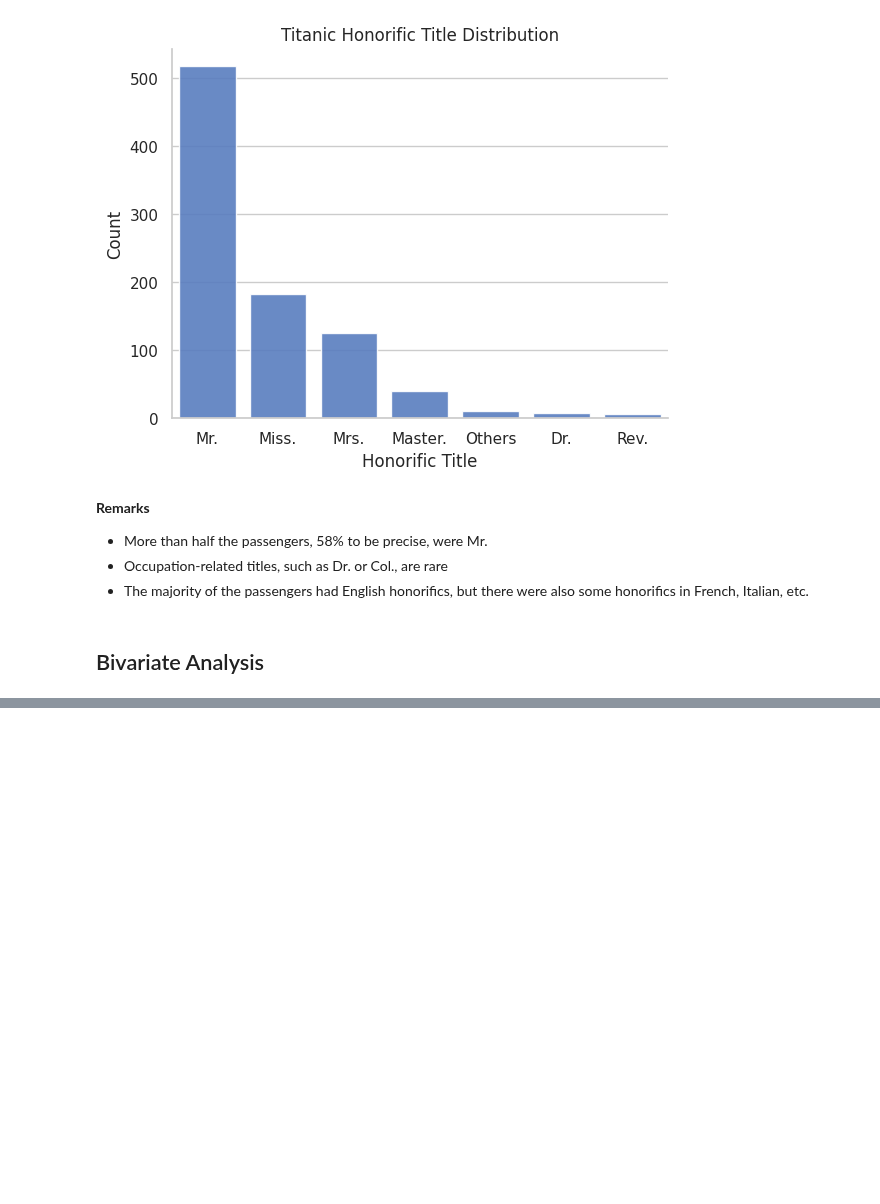
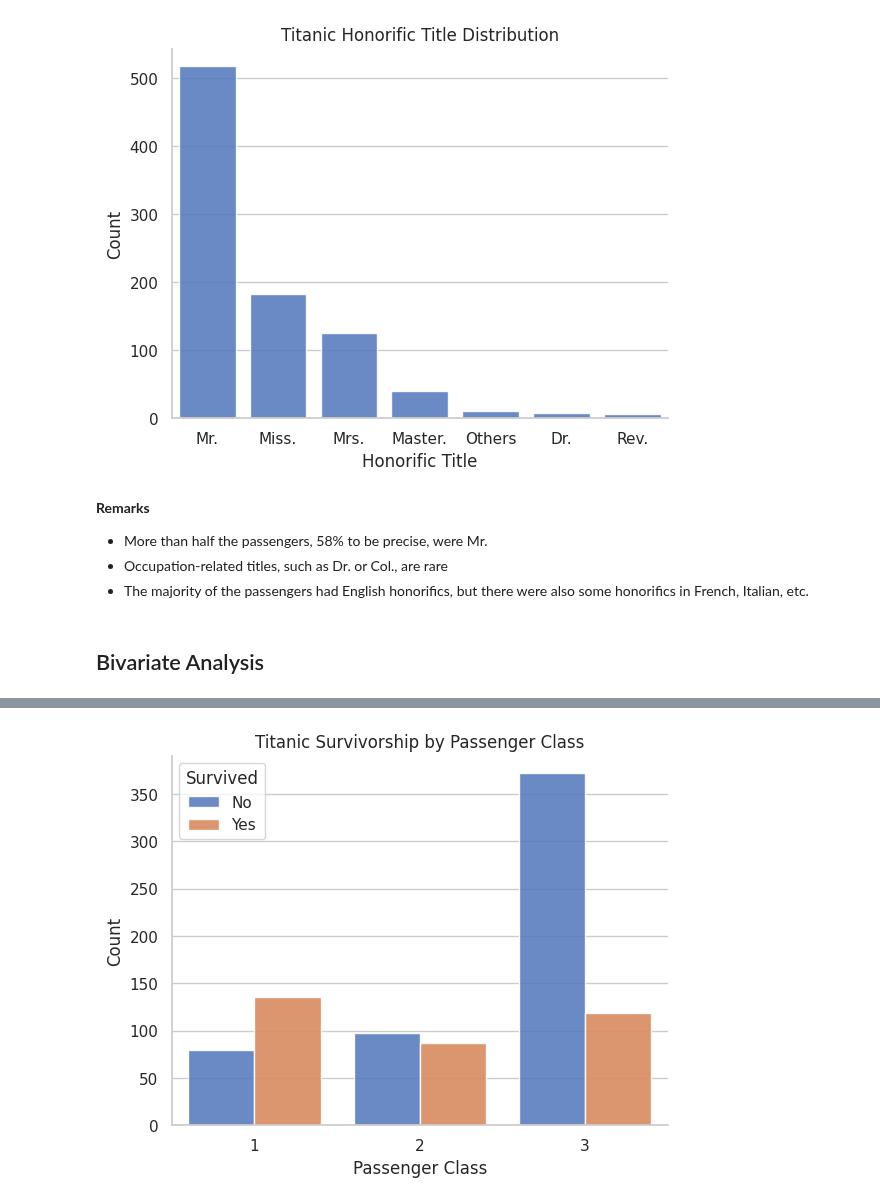
Before and after one commit to dunarand/Kaggle-Titanic-Competition, a Jupyter notebook: notebooks/3 - Exploratory Data Analysis.ipynb, the cells around one changed output, grey strips where cells are left out. Saved outputs shown, nothing was run; the diff lists cells and outputs as text; code cells hidden in the pictures; blank space fills up the shorter version.

```diff
--- a/notebooks/3 - Exploratory Data Analysis.ipynb
+++ b/notebooks/3 - Exploratory Data Analysis.ipynb
@@ -880,0 +924,12 @@ some honorifics in French, Italian, etc.
+# %%
+ax = sns.countplot(data=df, x="pclass", hue="survived", alpha=0.9)
+
+ax.set_xlabel("Passenger Class")
+ax.set_ylabel("Count")
+ax.set_title("Titanic Survivorship by Passenger Class")
+plt.legend(title="Survived", labels=["No", "Yes"])
+
+plt.savefig("../assets/surv_vs_pclass.png")
+plt.show()
+# %% [output]
+[figure, added]
```
Also changed, not shown: parts of 91 cells of this notebook, 20 other files.
